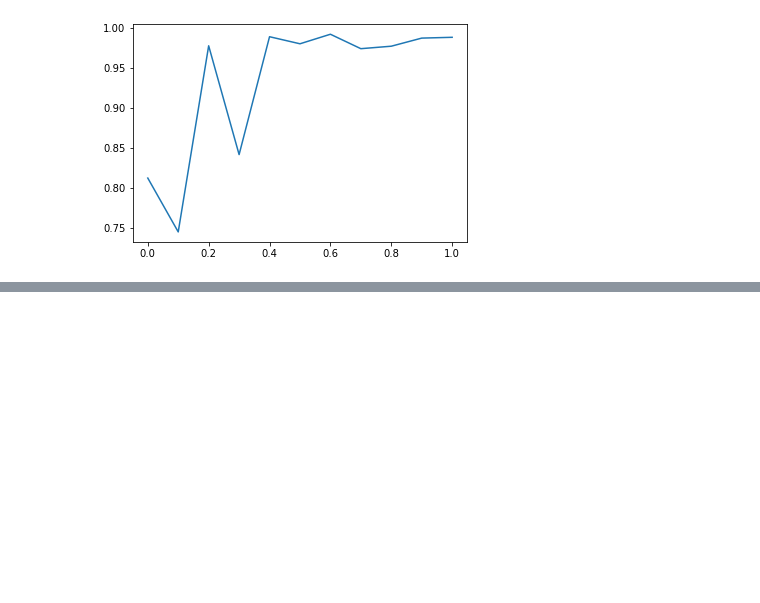
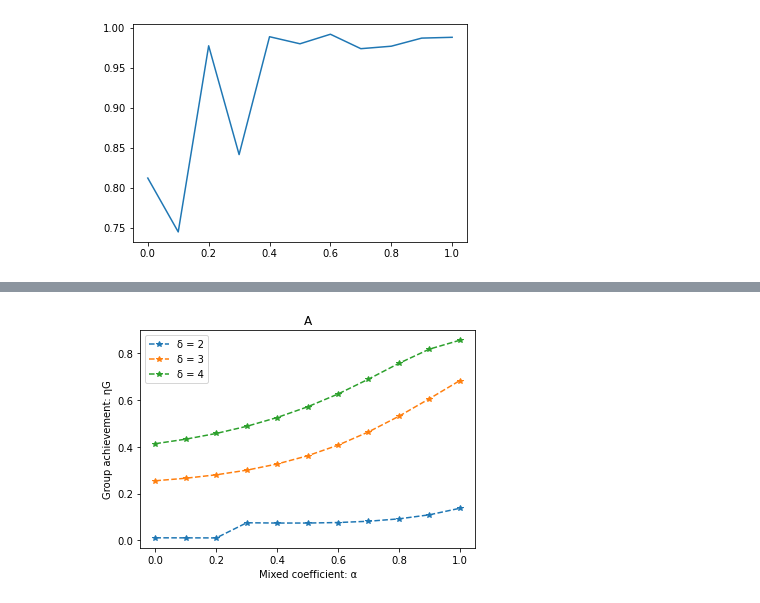
Before and after one commit to OlivierDelattre/cgt_project, a Jupyter notebook: test.ipynb, the cells around one changed output, grey strips where cells are left out. Drawn from its saved outputs; the diff is of its cells as text; code cells hidden in the pictures; blank space fills up the shorter version.

```diff
--- a/test.ipynb
+++ b/test.ipynb
@@ -436 +444,25 @@ for i in range(nb_states):
 [0 0 4]  ->  [0.   0.87 0.9 ]
+# %%
+deltas = [2, 3, 4]
+alphas = [0, 0.1, 0.2, 0.3, 0.4, 0.5, 0.6, 0.7, 0.8, 0.9, 1]
+results = {}
+
+for delta in deltas:
+    temp = []
+    for alpha in alphas:
+        with open(f"fig4/fig4A_delta={delta}_alpha={alpha}_mu=0.01_ne=2.pickle", 'rb') as f:
+            sd = pickle.load(f)
+        temp.append(sd[2])
+    results[delta] = temp
+
+plt.figure()
+for i, delta in enumerate(deltas):
+    plt.plot(alphas, results[delta], '*--', label=f'\u03B4 = {delta}')
+plt.xlabel("Mixed coefficient: \u03B1")
+plt.ylabel("Group achievement: \u03B7G")
+plt.title("A")
+plt.legend()
+plt.show()
+#plt.savefig("fig4/fig4A.png")
+# %% [output]
+[figure, added]
```
Also changed, not shown: parts of 10 cells of this notebook.
